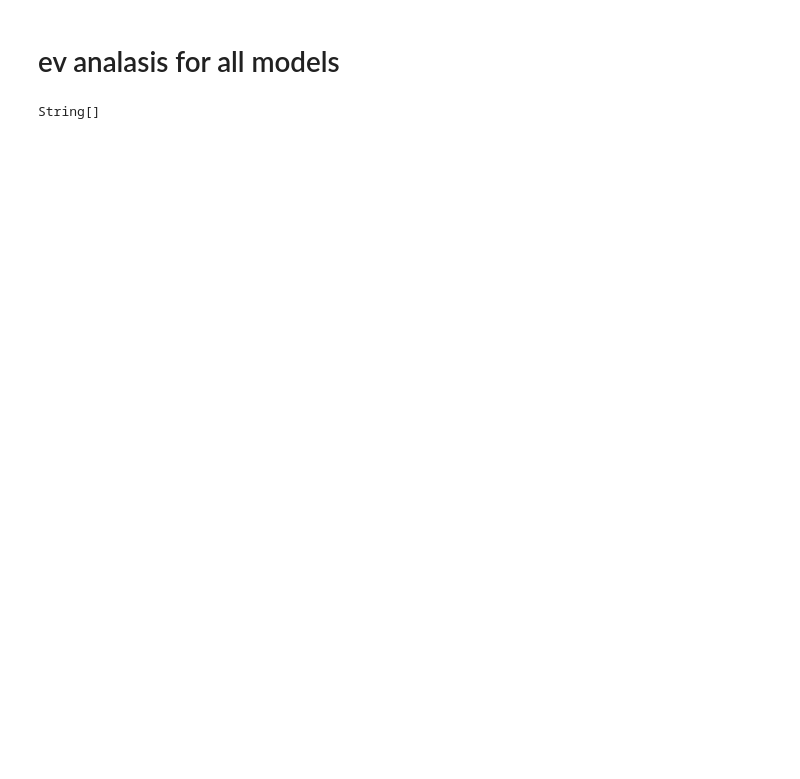
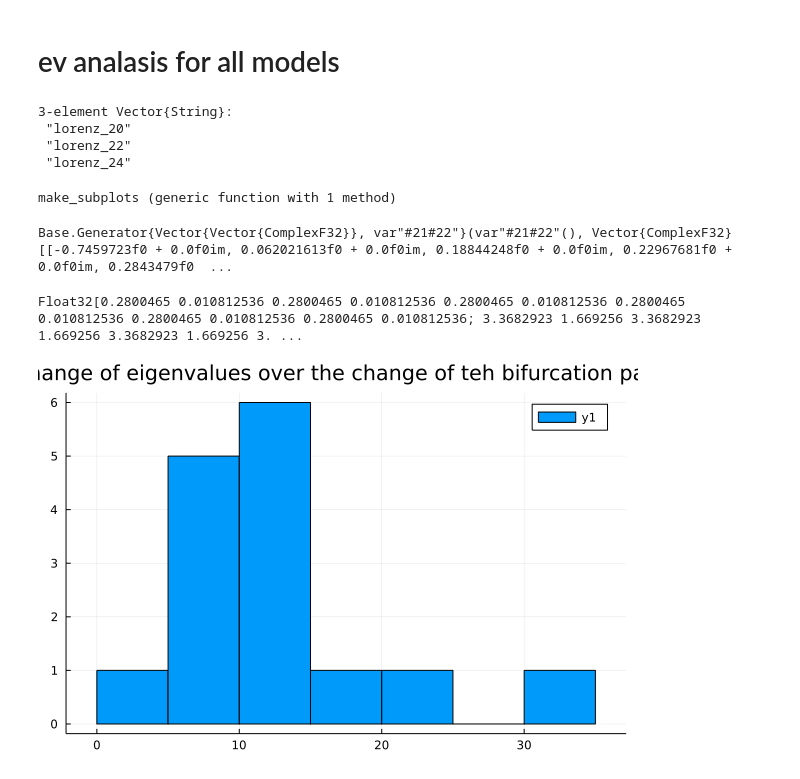
Before and after one commit to kjxymful/empirical_evd.jl, a Jupyter notebook: eval/ev_analysis.ipynb, the cells around one changed output. Cells and saved outputs as stored; diff of their text form; code cells hidden in the pictures; blank space fills up the shorter version.

```diff
--- a/eval/ev_analysis.ipynb
+++ b/eval/ev_analysis.ipynb
@@ -52,11 +66,16 @@ scatter(abs2.(λs))
 # ev analasis for all models
 # %%
 # exp = lorenz_20...
+# probably need to do it  by hand for bursting neuron
 function remove!(a, item)
     deleteat!(a, findall(x -> x == item, a))
 end
 
 experiments = readdir("../Results")
 remove!(experiments, "default")
+deleteat!(experiments, 1:3)
 # %% [output]
-String[]
+3-element Vector{String}:
+ "lorenz_20"
+ "lorenz_22"
+ "lorenz_24"
@@ -72,0 +82,67 @@ for exp in experiments
+# %%
+using BPTT
+using Plots
+for exp in experiments
+    model_path = load_result_path(exp, 1000,1)
+    m = BPTT.load_model(model_path)
+
+    # compose single matrix AW
+    AW = diagm(m.A) + m.W
+
+    # get evd of AW
+    EVD = eigen(AW)
+    λs = EVD.values
+    Vs = EVD.vectors
+    try
+        push!(exp_λs, λs)
+        push!(exp_Vs, Vs)
+    catch e
+        global exp_λs = [λs]
+        global exp_Vs = [Vs]
+    end
+end
+
+function make_subplots(exp, plots, type)
+    if exp == "lorenz"
+        μ = "ρ"
+        title = ["\n20" "ρ as bifurcation parameter\n22" "\n24" "\n25" "\n28" "\n34"]
+    else
+        μ = "\$g_{nmda}\$"
+        title = ["\n2" "$μ as bifurcation parameter\n3" "\n5" "\n9" "\n10" "\n10.2"]
+    end
+    p = plot(plots..., layout=6,
+        title=title, titlefont=font(11),
+        legend=nothing,
+        plot_title="$type of $exp plrnn", plot_titlevspan=0.08
+    )
+end
+# %% [output]
+make_subplots (generic function with 1 method)
+# %%
+# Plots of single experiments
+hists = (histogram(lambdas) for lambdas in exp_λs)
+ims = (scatter(imag(lambdas)) for lambdas in exp_λs)
+reals = (scatter(real(lambdas)) for lambdas in exp_λs)
+abss = (scatter(abs.(lambdas)) for lambdas in exp_λs)
+# %% [output]
+Base.Generator{Vector{Vector{ComplexF32}}, var"#21#22"}(var"#21#22"(), Vector{ComplexF32}[[-0.7459723f0 + 0.0f0im, 0.062021613f0 + 0.0f0im, 0.18844248f0 + 0.0f0im, 0.22967681f0 + 0.0f0im, 0.2843479f0  ...
+# %%
+# look at change
+abs_λ = [abs.(lambdas) for lambdas in exp_λs]
+
+for id in 2:3#6 # for all experiments
+    try
+        push!(change_abs, abs_λ[id]./abs_λ[1])
+    catch e
+        global change_abs = [abs_λ[id]./abs_λ[1]]
+    end
+end
+arr_change_abs = reduce(hcat, change_abs)
+# hist of overall change
+hist_abs = histogram(collect(Iterators.flatten(change_abs)), title="change of all eigenvalues", legend=nothing)
+
+# hist of change of certain values
+hist_lambda_abs = histogram(sum(arr_change_abs,dims=2),title="total change of eigenvalues over the change of teh bifurcation parameter")
+# %% [output]
+Float32[0.2800465 0.010812536 0.2800465 0.010812536 0.2800465 0.010812536 0.2800465 0.010812536 0.2800465 0.010812536 0.2800465 0.010812536; 3.3682923 1.669256 3.3682923 1.669256 3.3682923 1.669256 3. ...
+[figure, added]
```
Also changed, not shown: parts of 7 cells of this notebook.
